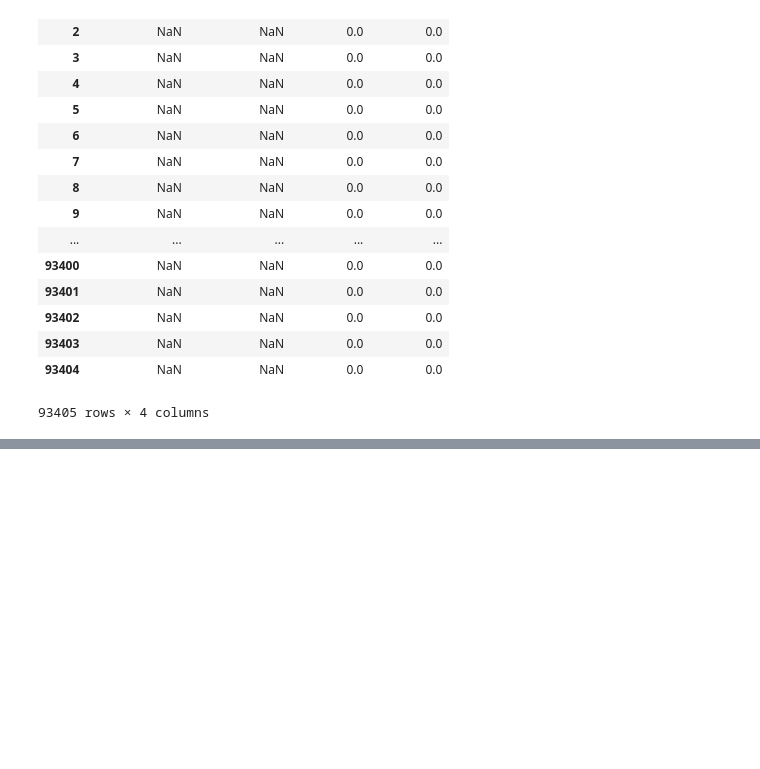
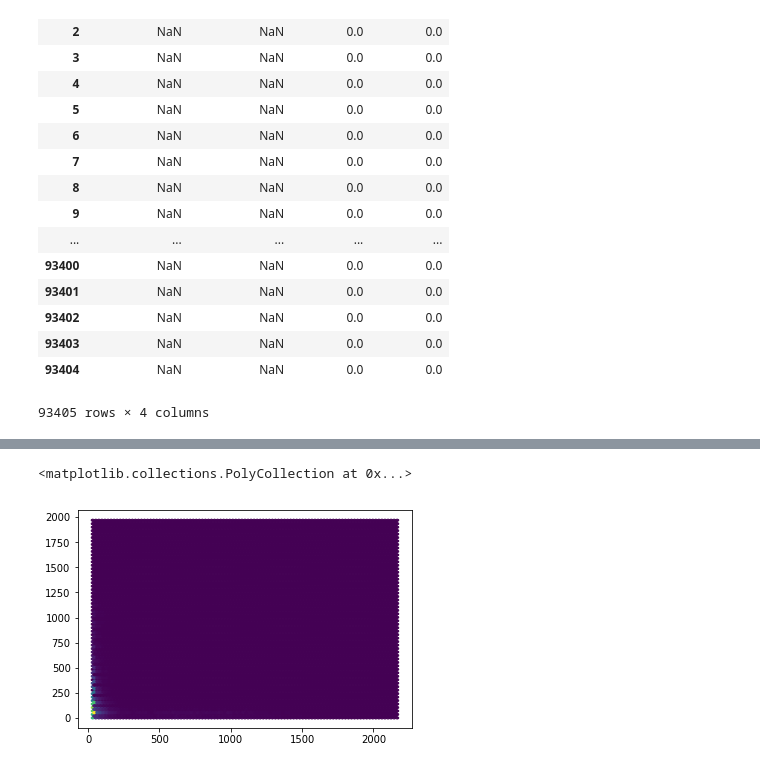
Before and after one commit to plinders/pyColocalizer, a Jupyter notebook: Untitled1.ipynb, the cells around one changed output, grey strips where cells are left out. Drawn from its saved outputs; the diff is of its cells as text; code cells hidden in the pictures; blank space fills up the shorter version.

```diff
--- a/Untitled1.ipynb
+++ b/Untitled1.ipynb
@@ -6,7 +10,9 @@ from os.path import basename, splitext
 # %%
 images = loadImage('data/test1.tif')
+neg = loadImage('data/dapi_cd9.tif')
 # %%
 df, img_shape = contourImage(images, 1, 2)
+df_neg, img_shape_neg = contourImage(neg, 1, 3)
 # %%
 df
 # %% [output]
@@ -29,4 +35,4 @@ df
 | 93404 | NaN | NaN | 0.0 | 0.0 |
 93405 rows × 4 columns
 # %%
-df = applyThreshold(df, 0)
+df_neg = applyThreshold(df_neg, 0)
@@ -79,0 +64,5 @@ df[['contour_chan1',  'contour_chan2']].dropna()
+# %%
+plt.hexbin(df_neg["thres_chan1"].dropna(), df_neg["thres_chan2"].dropna())
+# %% [output]
+<matplotlib.collections.PolyCollection at 0x...>
+[figure, added]
```
Also changed, not shown: parts of 12 cells of this notebook, 12 other files.
